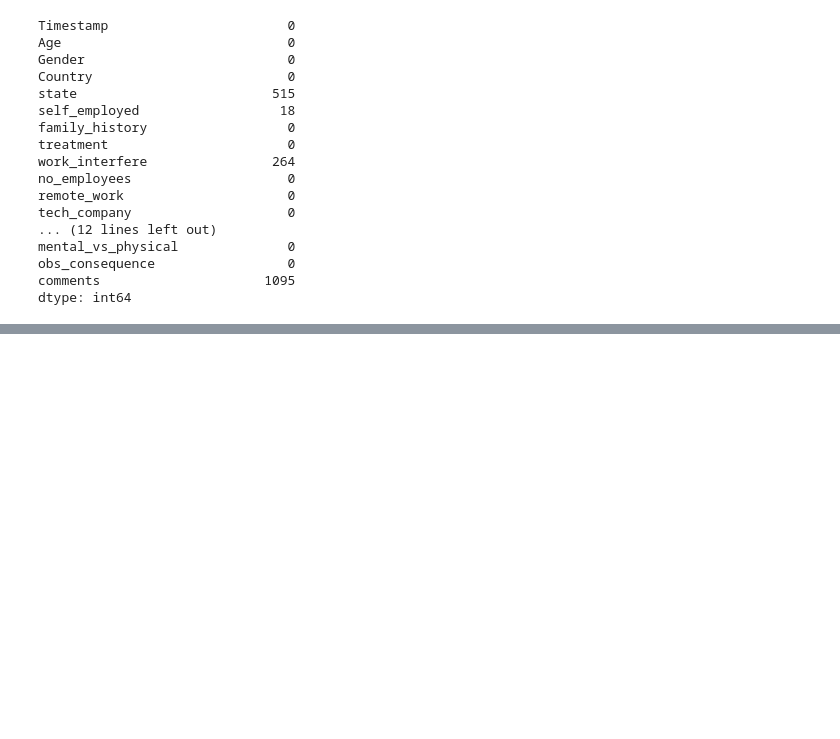
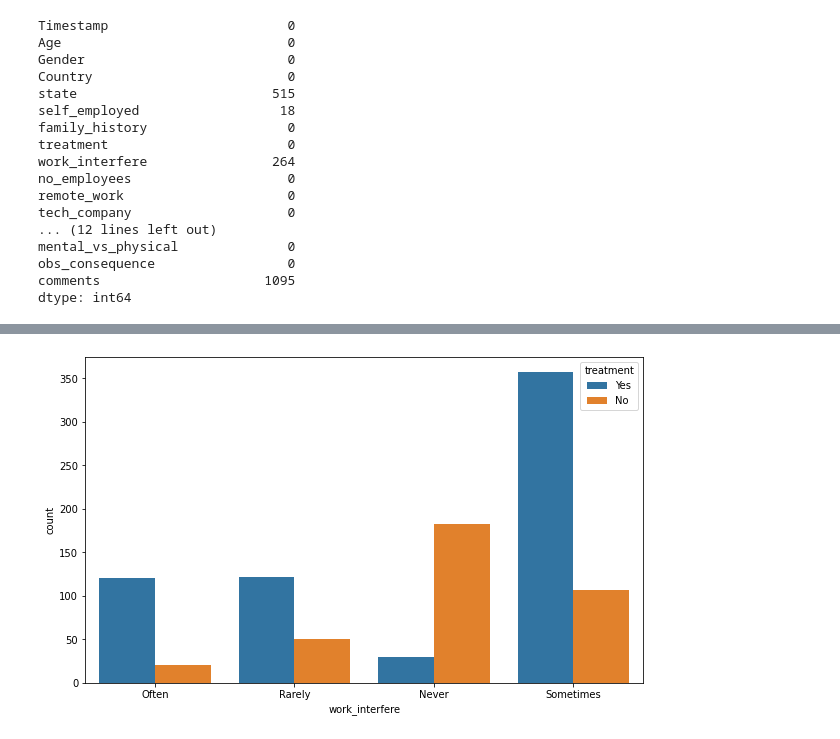
Before and after one commit to idarshan07/Analysis-of-attitude-towards-mental-health-in-tech, a Jupyter notebook: final_project.ipynb, the cells around one changed output, grey strips where cells are left out. Cells and saved outputs as stored; diff of their text form; code cells hidden in the pictures; blank space fills up the shorter version.

```diff
--- a/final_project.ipynb
+++ b/final_project.ipynb
@@ -106,0 +150,7 @@ data.loc[(data['no_employees'].isin(['Somewhat difficult','Very difficult'])), "
+# %%
+# Visualize frequency of "treatment" and "work_interfere" for overall data
+plt.figure(figsize = (10,6))
+sns.countplot(x =  'work_interfere', data = data, hue = 'treatment')
+plt.show()
+# %% [output]
+[figure, added]
```
Also changed, not shown: parts of 20 cells of this notebook.
